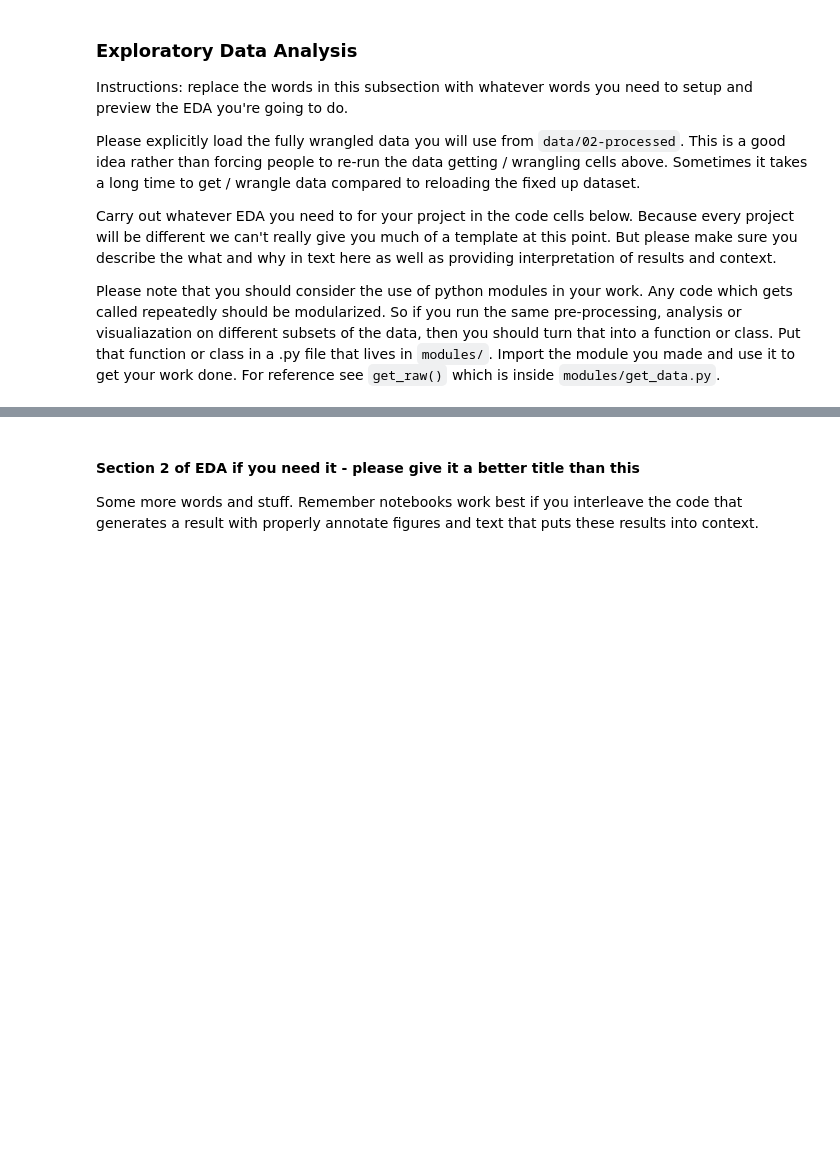
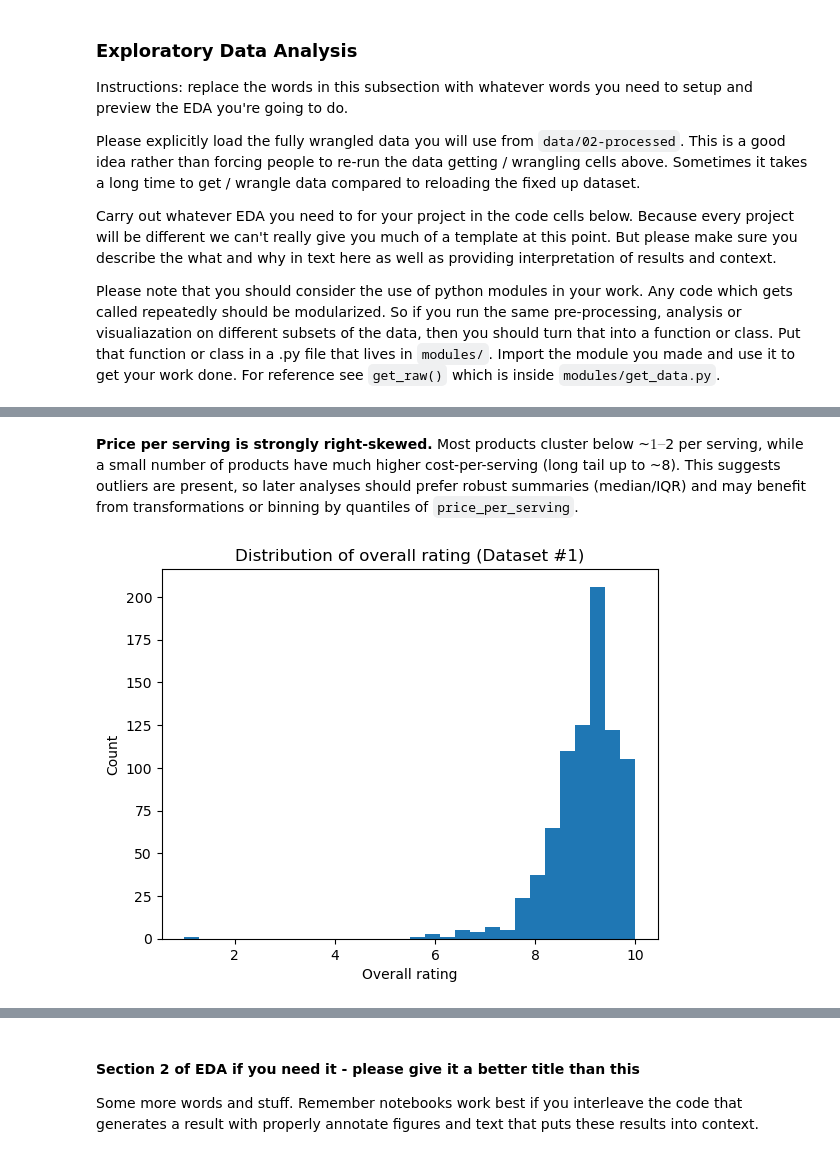
Before and after one commit to COGS108/Group129_WI26, a Jupyter notebook: 02-EDACheckpoint.ipynb, the cells around one changed output, grey strips where cells are left out. Drawn from its saved outputs; the diff is of its cells as text; code cells hidden in the pictures; blank space fills up the shorter version.

```diff
--- a/02-EDACheckpoint.ipynb
+++ b/02-EDACheckpoint.ipynb
@@ -247,0 +318,11 @@ Some more words and stuff.  Remember notebooks work best if you interleave the c
+# %% [markdown]
+**Price per serving is strongly right-skewed.** Most products cluster below ~$1–$2 per serving, while a small number of products have much higher cost-per-serving (long tail up to ~8). This suggests outliers are present, so later analyses should prefer robust summaries (median/IQR) and may benefit from transformations or binning by quantiles of `price_per_serving`.
+# %%
+plt.figure()
+df1["overall_rating"].dropna().plot(kind="hist", bins=30)
+plt.xlabel("Overall rating")
+plt.ylabel("Count")
+plt.title("Distribution of overall rating (Dataset #1)")
+plt.show()
+# %% [output]
+[figure, added]
```
Also changed, not shown: parts of 27 cells of this notebook.
